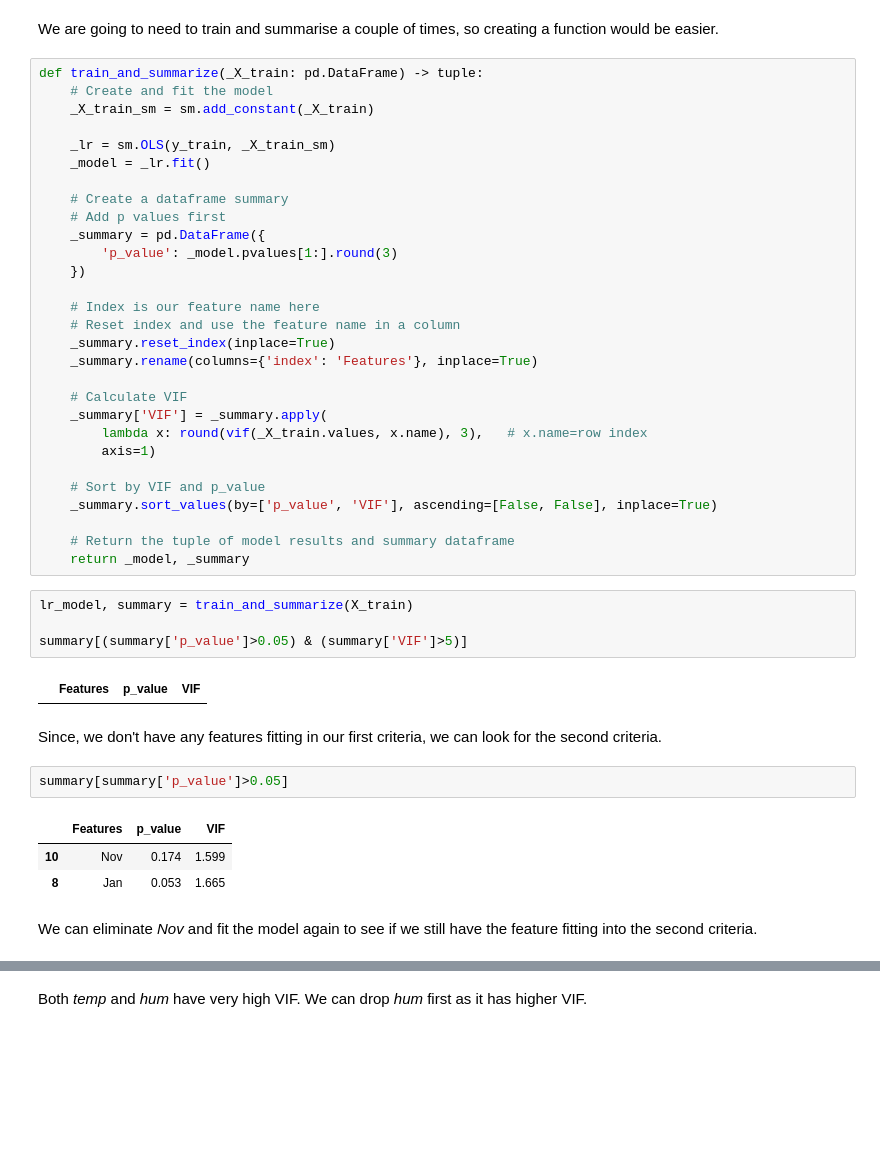
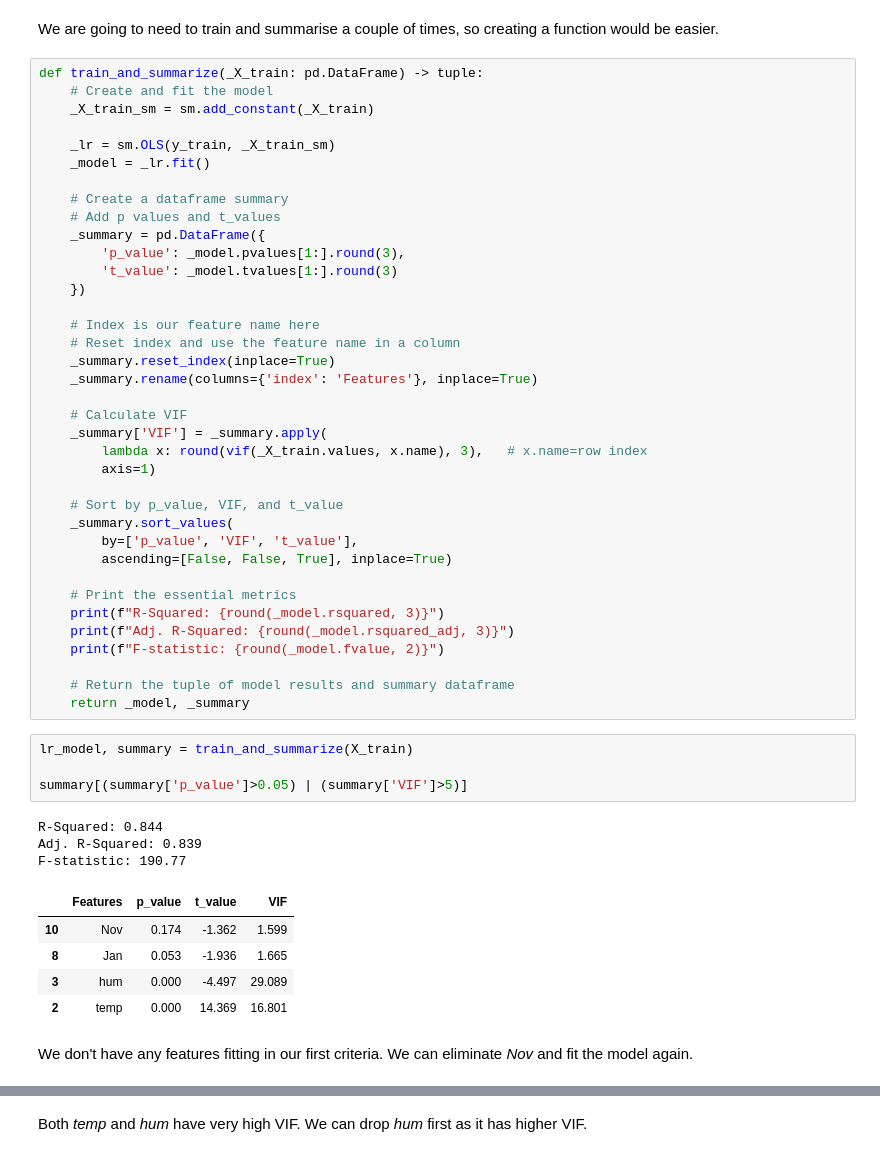
Before and after one commit to rahul-nanwani/boom-bikes, a Jupyter notebook: LinearRegression.ipynb, the cells around one changed output, grey strips where cells are left out. Cells and saved outputs as stored; diff of their text form; blank space fills up the shorter version.

```diff
--- a/LinearRegression.ipynb
+++ b/LinearRegression.ipynb
@@ -353,9 +362,10 @@ def train_and_summarize(_X_train: pd.DataFrame) -> tuple:
     _model = _lr.fit()
 
     # Create a dataframe summary
-    # Add p values first
+    # Add p values and t_values
     _summary = pd.DataFrame({
-        'p_value': _model.pvalues[1:].round(3)
+        'p_value': _model.pvalues[1:].round(3),
+        't_value': _model.tvalues[1:].round(3)
     })
 
     # Index is our feature name here
@@ -368,27 +378,33 @@ def train_and_summarize(_X_train: pd.DataFrame) -> tuple:
         lambda x: round(vif(_X_train.values, x.name), 3),   # x.name=row index
         axis=1)
 
-    # Sort by VIF and p_value
-    _summary.sort_values(by=['p_value', 'VIF'], ascending=[False, False], inplace=True)
+    # Sort by p_value, VIF, and t_value
+    _summary.sort_values(
+        by=['p_value', 'VIF', 't_value'],
+        ascending=[False, False, True], inplace=True)
+
+    # Print the essential metrics
+    print(f"R-Squared: {round(_model.rsquared, 3)}")
+    print(f"Adj. R-Squared: {round(_model.rsquared_adj, 3)}")
+    print(f"F-statistic: {round(_model.fvalue, 2)}")
 
     # Return the tuple of model results and summary dataframe
     return _model, _summary
 # %%
 lr_model, summary = train_and_summarize(X_train)
 
-summary[(summary['p_value']>0.05) & (summary['VIF']>5)]
+summary[(summary['p_value']>0.05) | (summary['VIF']>5)]
 # %% [output]
+R-Squared: 0.844
+Adj. R-Squared: 0.839
+F-statistic: 190.77
-|  | Features | p_value | VIF |
+|  | Features | p_value | t_value | VIF |
+| 10 | Nov | 0.174 | -1.362 | 1.599 |
+| 8 | Jan | 0.053 | -1.936 | 1.665 |
+| 3 | hum | 0.000 | -4.497 | 29.089 |
+| 2 | temp | 0.000 | 14.369 | 16.801 |
 # %% [markdown]
-Since, we don't have any features fitting in our first criteria, we can look for the second criteria.
+We don't have any features fitting in our first criteria. We can eliminate *Nov* and fit the model again.
-# %%
-summary[summary['p_value']>0.05]
-# %% [output]
-|  | Features | p_value | VIF |
-| 10 | Nov | 0.174 | 1.599 |
-| 8 | Jan | 0.053 | 1.665 |
-# %% [markdown]
-We can eliminate *Nov* and fit the model again to see if we still have the feature fitting into the second criteria.
 # %%
 X_train.drop('Nov', axis=1, inplace=True)
 
```
Also changed, not shown: parts of 21 cells of this notebook.
